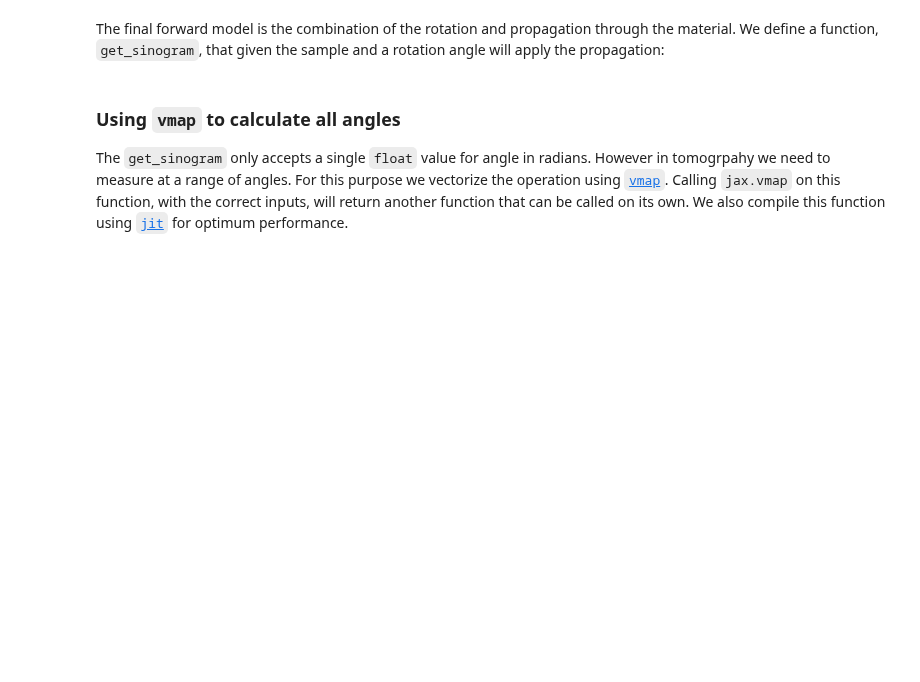
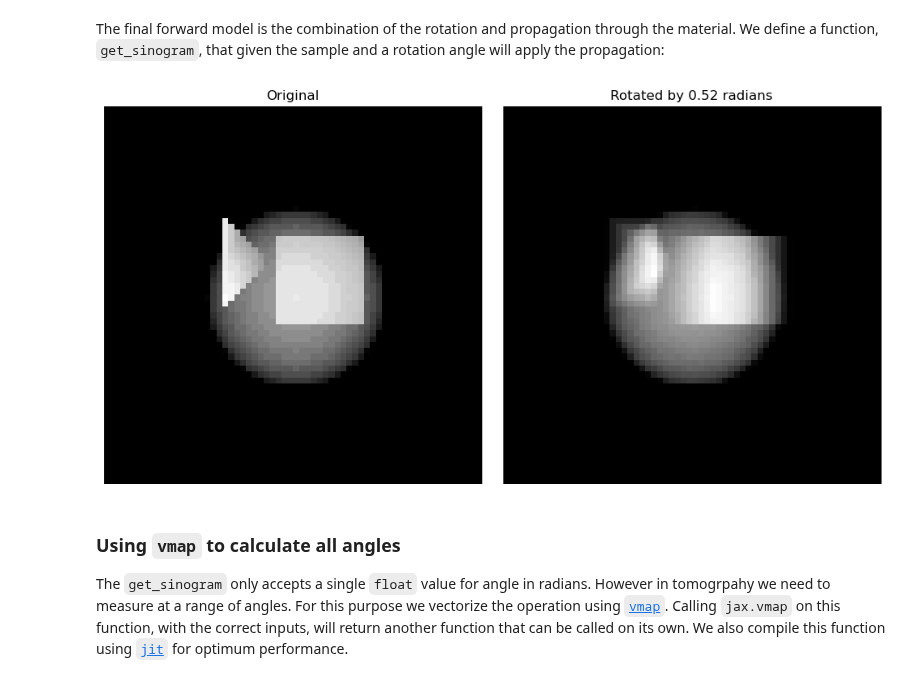
Before and after one commit to chromatix-team/chromatix, a Jupyter notebook: docs/examples/tomography.ipynb, the cells around one changed output. Saved outputs shown, nothing was run; the diff lists cells and outputs as text; code cells hidden in the pictures; blank space fills up the shorter version.

```diff
--- a/docs/examples/tomography.ipynb
+++ b/docs/examples/tomography.ipynb
@@ -221,7 +207,7 @@ plt.show()
 # %% [markdown]
 As mentioned earlier, a critical component of the tomography technique is rotating the sample, in our case, a 3D smaple. Here we define the rotation matrix for each angle using `Ry`, then rotate the sample by calling the function `rotate_volume`:
 # %%
-def Ry(theta: float, dtype=jnp.float32) -> jnp.ndarray:
+def Ry(theta: float, dtype=jnp.float16) -> jnp.ndarray:
     """Generates rotation matrix around y.
     Theta in radians."""
     R = jnp.zeros((4, 4), dtype=dtype)
@@ -265,11 +251,6 @@ def rotate_volume(volume: Array, angle: float) -> Array:
     angle in radians."""
     rotated_grid = volume_homogeneous_grid(volume) @ Ry(angle, volume.dtype).T
     return resample(volume, rotated_grid[..., :3])
-
-# Rotate the volume by 60 degrees as an exmaple:
-rotated_vol = rotate_volume(sample_phase.astype(np.float32), np.pi/3)
-
-viewer, image_layer = napari.imshow(rotated_vol, rgb=False)
 # %% [markdown]
 The final forward model is the combination of the rotation and propagation through the material. We define a function, `get_sinogram`, that given the sample and a rotation angle will apply the propagation:
 # %%
@@ -287,3 +271,19 @@ def forward_single_(sample, angle):
+# %%
+angle = jnp.pi/6
+rotated_sample_sino = forward_single(jnp.array(sample.astype(np.float16)), angle)
+
+fig, axs = plt.subplots(1, 2, figsize=(10, 5))  # Adjust the figsize as needed
+
+axs[0].imshow(sino_sample, cmap='gray')
+axs[0].set_title('Original')
+axs[0].axis('off')
+axs[1].imshow(rotated_sample_sino, cmap='gray')
+axs[1].set_title(f'Rotated by {angle:.2f} radians')
+axs[1].axis('off')
+plt.tight_layout()
+plt.show()
+# %% [output]
+[figure, added]
 # %% [markdown]
 ### Using `vmap` to calculate all angles
 The `get_sinogram` only accepts a single `float` value for angle in radians. However in tomogrpahy we need to measure at a range of angles. For this purpose we vectorize the operation using [`vmap`](https://jax.readthedocs.io/en/latest/automatic-vectorization.html). Calling `jax.vmap` on this function, with the correct inputs, will return another function that can be called on its own. We also compile this function using [`jit`](https://jax.readthedocs.io/en/latest/jit-compilation.html) for optimum performance.
```
Also changed, not shown: parts of 19 cells of this notebook.
